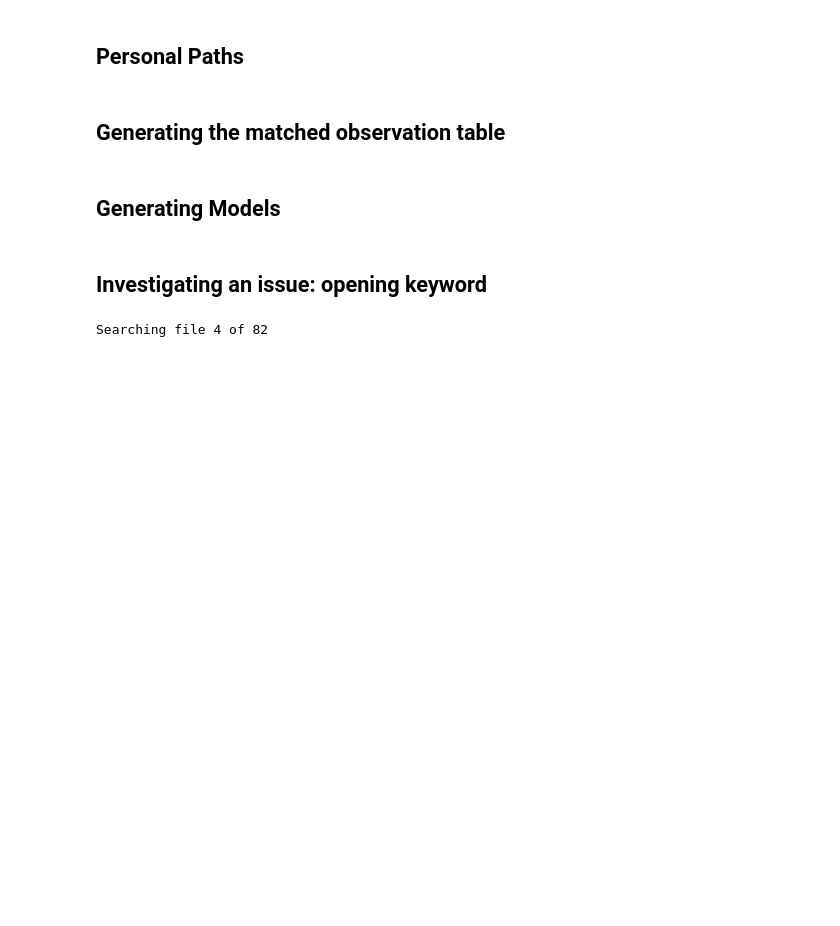
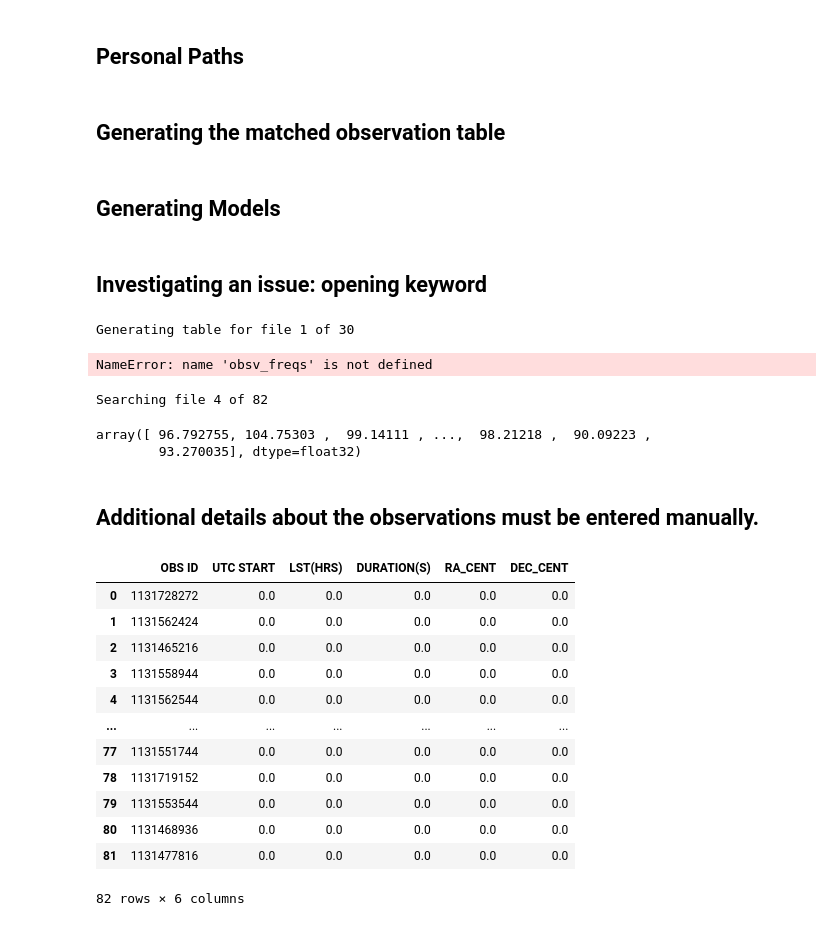
Before and after one commit to kelceydavis33/SMEARS, a Jupyter notebook: SMEARS_active_work.ipynb, the cells around one changed output. Saved outputs shown, nothing was run; the diff lists cells and outputs as text; code cells hidden in the pictures; blank space fills up the shorter version.

```diff
--- a/SMEARS_active_work.ipynb
+++ b/SMEARS_active_work.ipynb
@@ -2199,6 +2199,12 @@ def source_search(table, n_points = None, min_mg = None, min_o = None, ra_min= N
     return source_idents, observation_numbers, is_big, in_area
 # %% [markdown]
 ## Investigating an issue: opening keyword
+# %%
+#START RUN
+df, missing_dict = match_to_gleam(new_sources, gleam_path, index_lim = 30, missed_source_table = False)#, dict_ind_llist = )
+# %% [output]
+Generating table for file 1 of 30
+NameError: name 'obsv_freqs' is not defined
 # %%
 #def obs_in_area(directory, path_to_new_directory, ramin, ramax, decmin, decmax)
 paths = glob.glob(new_sources + '*source_array.sav')
@@ -2270,3 +2257,36 @@ for path in paths[0:5]:
     dec_cents.append(np.mean(d_s['DEC']))
 # %% [output]
 Searching file 4 of 82
+# %%
+d_s['RA']
+# %% [output]
+array([ 96.792755, 104.75303 ,  99.14111 , ...,  98.21218 ,  90.09223 ,
+        93.270035], dtype=float32)
+# %% [markdown]
+## Additional details about the observations must be entered manually.
+# %%
+def get_obs_ids(path):
+    obs_ids = []
+    for path in paths:
+        obs_ids.append(path.split()[2].split('/')[1].split('_')[0])
+    return obs_ids
+# %%
+obs_ids = get_obs_ids(paths)
+df_obs = pd.DataFrame({'OBS ID ': obs_ids, 'UTC START': np.zeros(len(obs_ids)), 'LST(HRS)': np.zeros(len(obs_ids)),
+                      'DURATION(S)':np.zeros(len(obs_ids)), 'RA_CENT': np.zeros(len(obs_ids)),
+                       'DEC_CENT': np.zeros(len(obs_ids))})
+df_obs
+# %% [output]
+|  | OBS ID | UTC START | LST(HRS) | DURATION(S) | RA_CENT | DEC_CENT |
+| 0 | 1131728272 | 0.0 | 0.0 | 0.0 | 0.0 | 0.0 |
+| 1 | 1131562424 | 0.0 | 0.0 | 0.0 | 0.0 | 0.0 |
+| 2 | 1131465216 | 0.0 | 0.0 | 0.0 | 0.0 | 0.0 |
+| 3 | 1131558944 | 0.0 | 0.0 | 0.0 | 0.0 | 0.0 |
+| 4 | 1131562544 | 0.0 | 0.0 | 0.0 | 0.0 | 0.0 |
+| ... | ... | ... | ... | ... | ... | ... |
+| 77 | 1131551744 | 0.0 | 0.0 | 0.0 | 0.0 | 0.0 |
+| 78 | 1131719152 | 0.0 | 0.0 | 0.0 | 0.0 | 0.0 |
+| 79 | 1131553544 | 0.0 | 0.0 | 0.0 | 0.0 | 0.0 |
+| 80 | 1131468936 | 0.0 | 0.0 | 0.0 | 0.0 | 0.0 |
+| 81 | 1131477816 | 0.0 | 0.0 | 0.0 | 0.0 | 0.0 |
+82 rows × 6 columns
```
Also changed, not shown: parts of 2 cells of this notebook.
